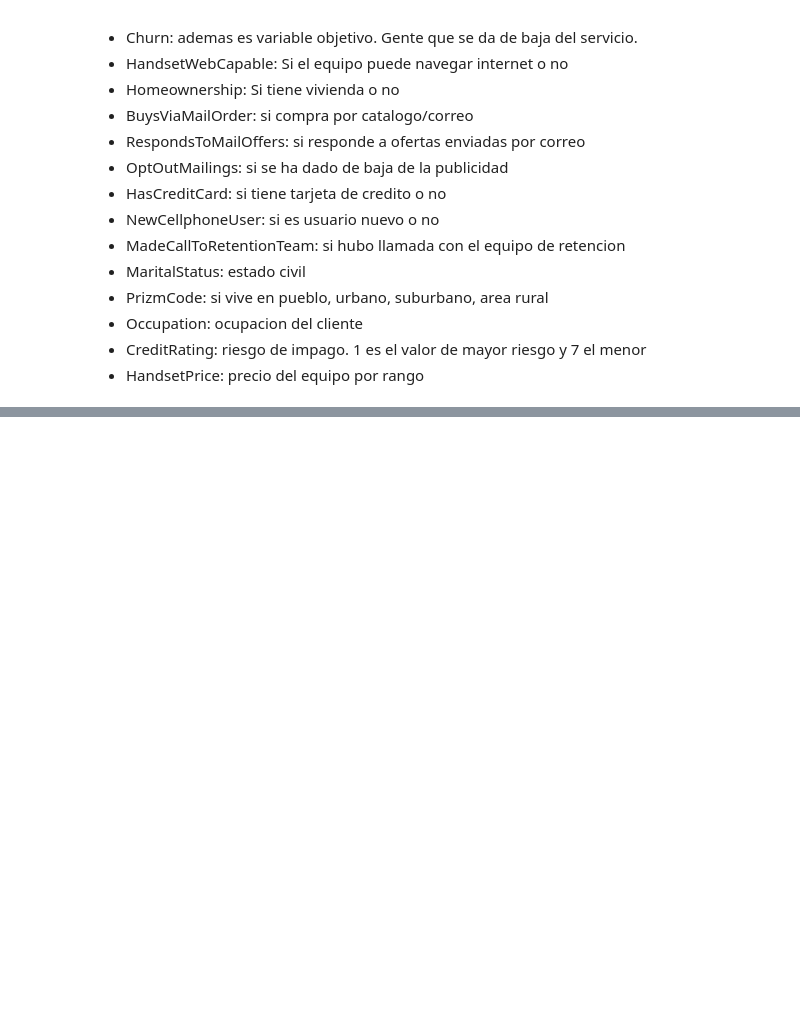
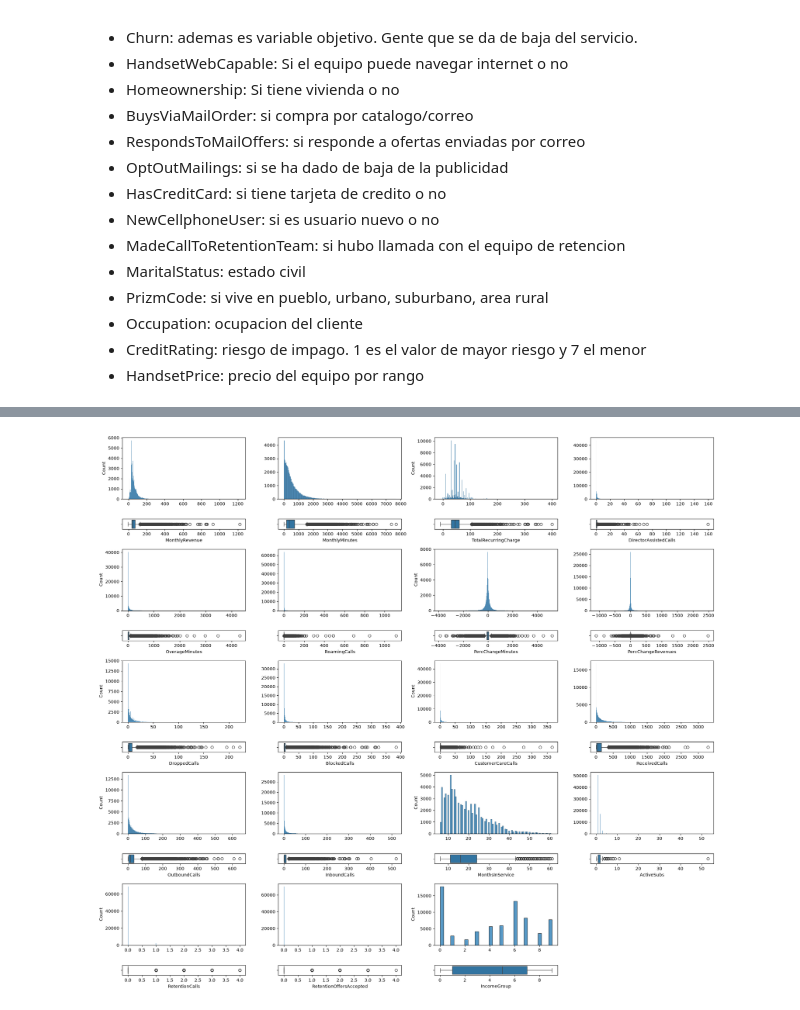
Before and after one commit to 4GeeksAcademy/ProyectoFinalDS_Churn_Pablo_Sahid, a Jupyter notebook: src/explore.ipynb, the cells around one changed output, grey strips where cells are left out. Cells and saved outputs as stored; diff of their text form; code cells hidden in the pictures; blank space fills up the shorter version.

```diff
--- a/src/explore.ipynb
+++ b/src/explore.ipynb
@@ -235,0 +281,58 @@ plt.show()
+# %%
+fig, axis = plt.subplots(10, 4, figsize = (20, 18), gridspec_kw={'height_ratios': [6, 1, 6, 1, 6, 1, 6, 1, 6, 1]})
+
+# Crear una figura múltiple con histogramas y diagramas de caja
+sns.histplot(ax = axis[0, 0], data = df2, x = "MonthlyRevenue").set(xlabel = None)
+sns.boxplot(ax = axis[1, 0], data = df2, x = "MonthlyRevenue")
+sns.histplot(ax = axis[0, 1], data = df2, x = "MonthlyMinutes").set(xlabel = None, ylabel = None)
+sns.boxplot(ax = axis[1, 1], data = df2, x = "MonthlyMinutes")
+sns.histplot(ax = axis[0, 2], data = df2, x = "TotalRecurringCharge").set(xlabel = None)
+sns.boxplot(ax = axis[1, 2], data = df2, x = "TotalRecurringCharge")
+sns.histplot(ax = axis[0, 3], data = df2, x = "DirectorAssistedCalls").set(xlabel = None, ylabel = None)
+sns.boxplot(ax = axis[1, 3], data = df2, x = "DirectorAssistedCalls")
+
+sns.histplot(ax = axis[2, 0], data = df2, x = "OverageMinutes").set(xlabel = None)
+sns.boxplot(ax = axis[3, 0], data = df2, x = "OverageMinutes")
+sns.histplot(ax = axis[2, 1], data = df2, x = "RoamingCalls").set(xlabel = None, ylabel = None)
+sns.boxplot(ax = axis[3, 1], data = df2, x = "RoamingCalls")
+sns.histplot(ax = axis[2, 2], data = df2, x = "PercChangeMinutes").set(xlabel = None)
+sns.boxplot(ax = axis[3, 2], data = df2, x = "PercChangeMinutes")
+sns.histplot(ax = axis[2, 3], data = df2, x = "PercChangeRevenues").set(xlabel = None, ylabel = None)
+sns.boxplot(ax = axis[3, 3], data = df2, x = "PercChangeRevenues")
+
+sns.histplot(ax = axis[4, 0], data = df2, x = "DroppedCalls").set(xlabel = None)
+sns.boxplot(ax = axis[5, 0], data = df2, x = "DroppedCalls")
+sns.histplot(ax = axis[4, 1], data = df2, x = "BlockedCalls").set(xlabel = None, ylabel = None)
+sns.boxplot(ax = axis[5, 1], data = df2, x = "BlockedCalls")
+sns.histplot(ax = axis[4, 2], data = df2, x = "CustomerCareCalls").set(xlabel = None)
+sns.boxplot(ax = axis[5, 2], data = df2, x = "CustomerCareCalls")
+sns.histplot(ax = axis[4, 3], data = df2, x = "ReceivedCalls").set(xlabel = None, ylabel = None)
+sns.boxplot(ax = axis[5, 3], data = df2, x = "ReceivedCalls")
+
+sns.histplot(ax = axis[6, 0], data = df2, x = "OutboundCalls").set(xlabel = None)
+sns.boxplot(ax = axis[7, 0], data = df2, x = "OutboundCalls")
+sns.histplot(ax = axis[6, 1], data = df2, x = "InboundCalls").set(xlabel = None, ylabel = None)
+sns.boxplot(ax = axis[7, 1], data = df2, x = "InboundCalls")
+sns.histplot(ax = axis[6, 2], data = df2, x = "MonthsInService").set(xlabel = None)
+sns.boxplot(ax = axis[7, 2], data = df2, x = "MonthsInService")
+sns.histplot(ax = axis[6, 3], data = df2, x = "ActiveSubs").set(xlabel = None, ylabel = None)
+sns.boxplot(ax = axis[7, 3], data = df2, x = "ActiveSubs")
+
+sns.histplot(ax = axis[8, 0], data = df2, x = "RetentionCalls").set(xlabel = None)
+sns.boxplot(ax = axis[9, 0], data = df2, x = "RetentionCalls")
+sns.histplot(ax = axis[8, 1], data = df2, x = "RetentionOffersAccepted").set(xlabel = None, ylabel = None)
+sns.boxplot(ax = axis[9, 1], data = df2, x = "RetentionOffersAccepted")
+sns.histplot(ax = axis[8, 2], data = df2, x = "IncomeGroup").set(xlabel = None)
+sns.boxplot(ax = axis[9, 2], data = df2, x = "IncomeGroup")
+axis[8, 3].set_visible(False) # Ocultar el último subplot vacío
+axis[9, 3].set_visible(False)
+
+
+
+# Ajustar el layout
+plt.tight_layout()
+
+# Mostrar el plot
+plt.show()
+# %% [output]
+[figure, added]
```
Also changed, not shown: parts of 4 cells of this notebook, 1 other file.
